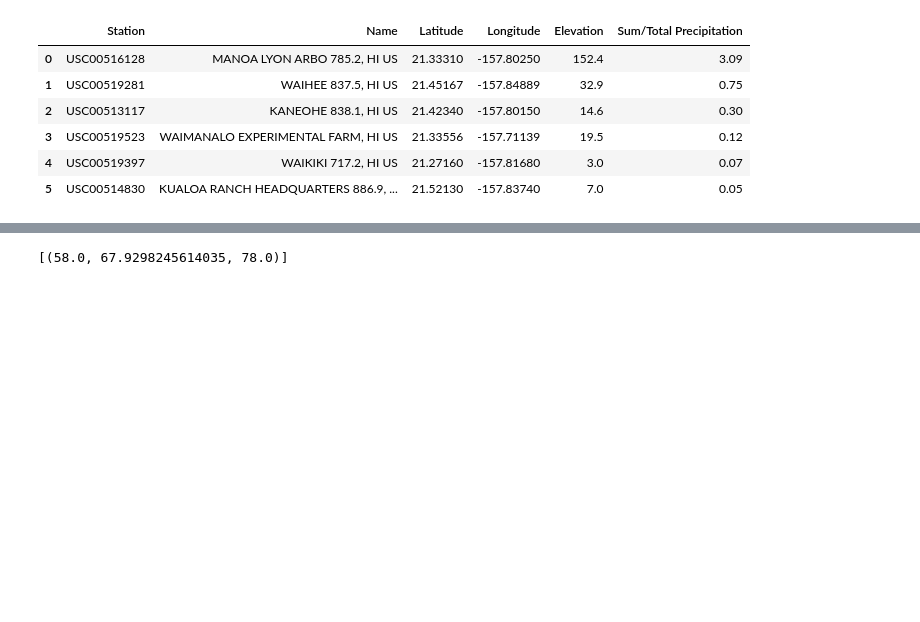
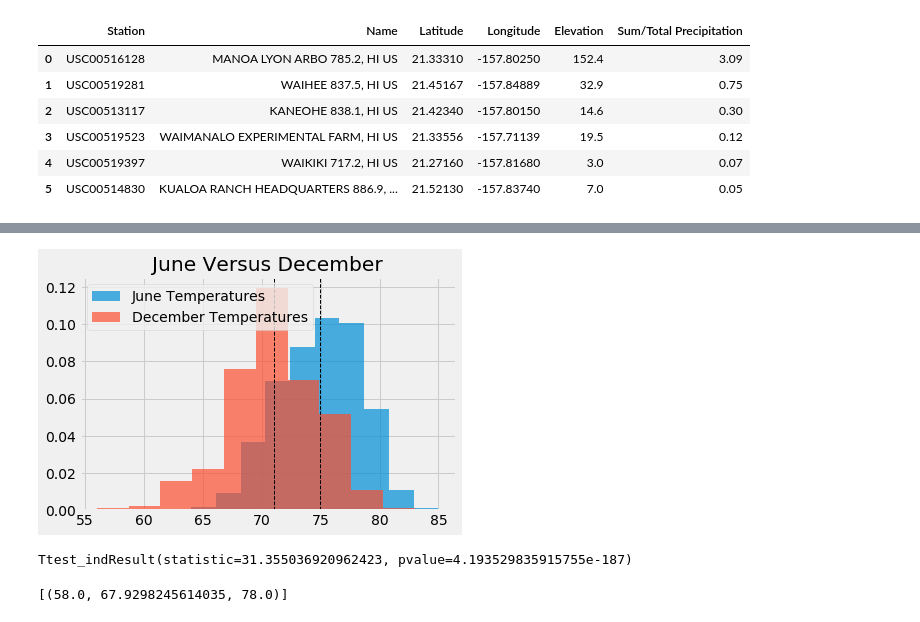
Before and after one commit to j1-aggie/SURFS-UP-sqlalchemy-challenge, a Jupyter notebook: climate_starter.ipynb, the cells around one changed output, grey strips where cells are left out. Saved outputs shown, nothing was run; the diff lists cells and outputs as text; code cells hidden in the pictures; blank space fills up the shorter version.

```diff
--- a/climate_starter.ipynb
+++ b/climate_starter.ipynb
@@ -293,3 +357,25 @@ rainfall_df
+# %%
+# Histogram Plot of Data
+plt.subplot(1, 1, 1)
+plt.hist(clean_june_tmp_list, 10, density=True, alpha=0.7, label="June Temperatures")
+plt.hist(clean_dec_tmp_list, 10, density=True, alpha=0.7, label="December Temperatures")
+plt.axvline(np.mean(clean_june_tmp_list), color='k', linestyle='dashed', linewidth=1)
+plt.axvline(np.mean(clean_dec_tmp_list), color='k', linestyle='dashed', linewidth=1)
+plt.legend()
+
+plt.title("June Versus December")
+plt.savefig("Images/june_dec_histogram.png")
+# %% [output]
+[figure, added]
+# %%
+stats.ttest_ind(june_tmp_list, dec_tmp_list, equal_var=False)
+# It is a statistically significant difference in means (p-value of less than 0.05).
+# Very small value - means of these two populations are significantly different.
+# lower probability that the difference is random.
+# Reject the null hypothesis.
+# null hypothesis - there is no meaningful difference between the temperature in June and December in Hawaii.
+# %% [output]
+Ttest_indResult(statistic=31.355036920962423, pvalue=4.193529835915755e-187)
 # %%
 # Create a query that will calculate the daily normals
 # (i.e. the averages for tmin, tmax, and tavg for all historic data matching a specific month and day)
```
Also changed, not shown: parts of 16 cells of this notebook, 6 other files.
